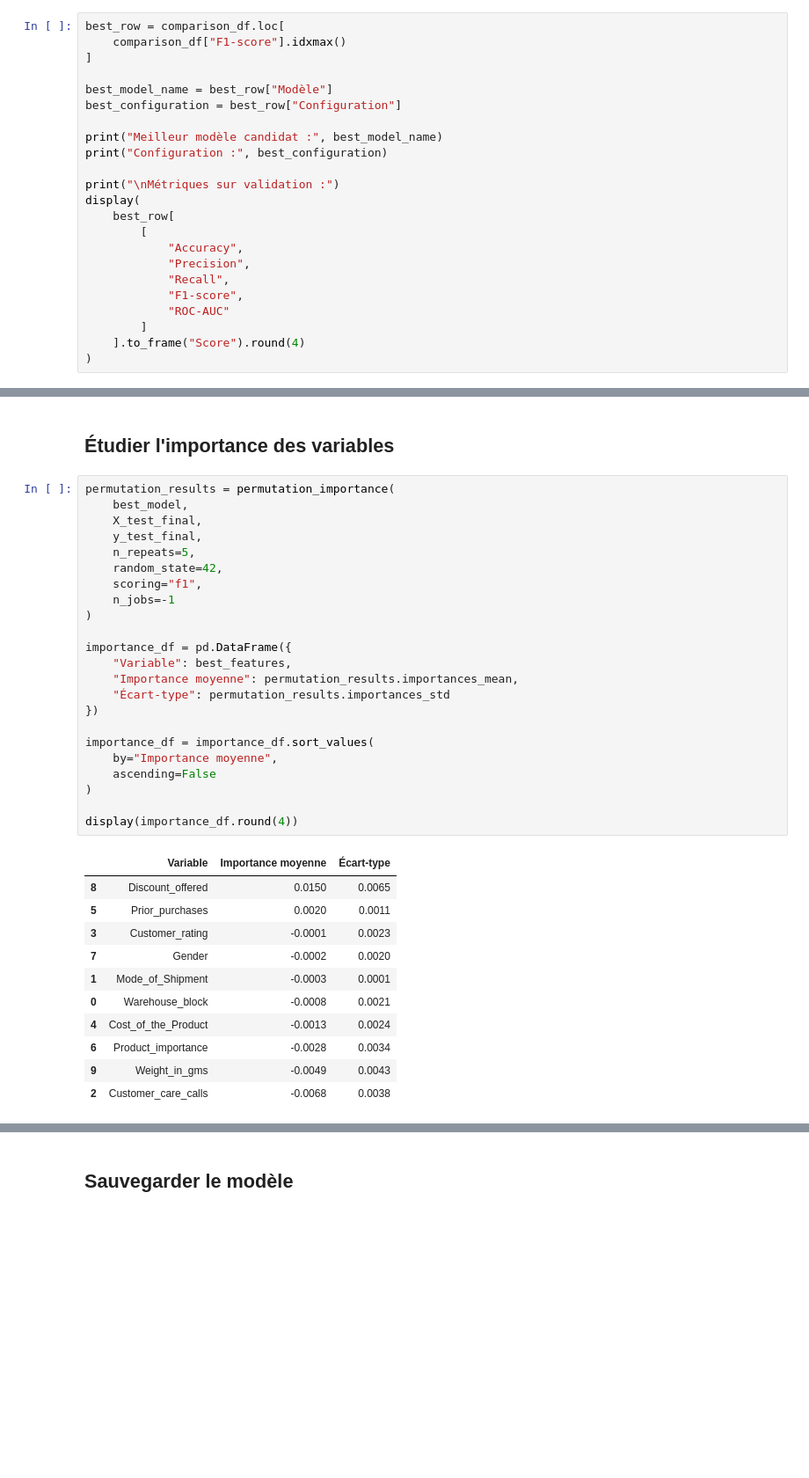
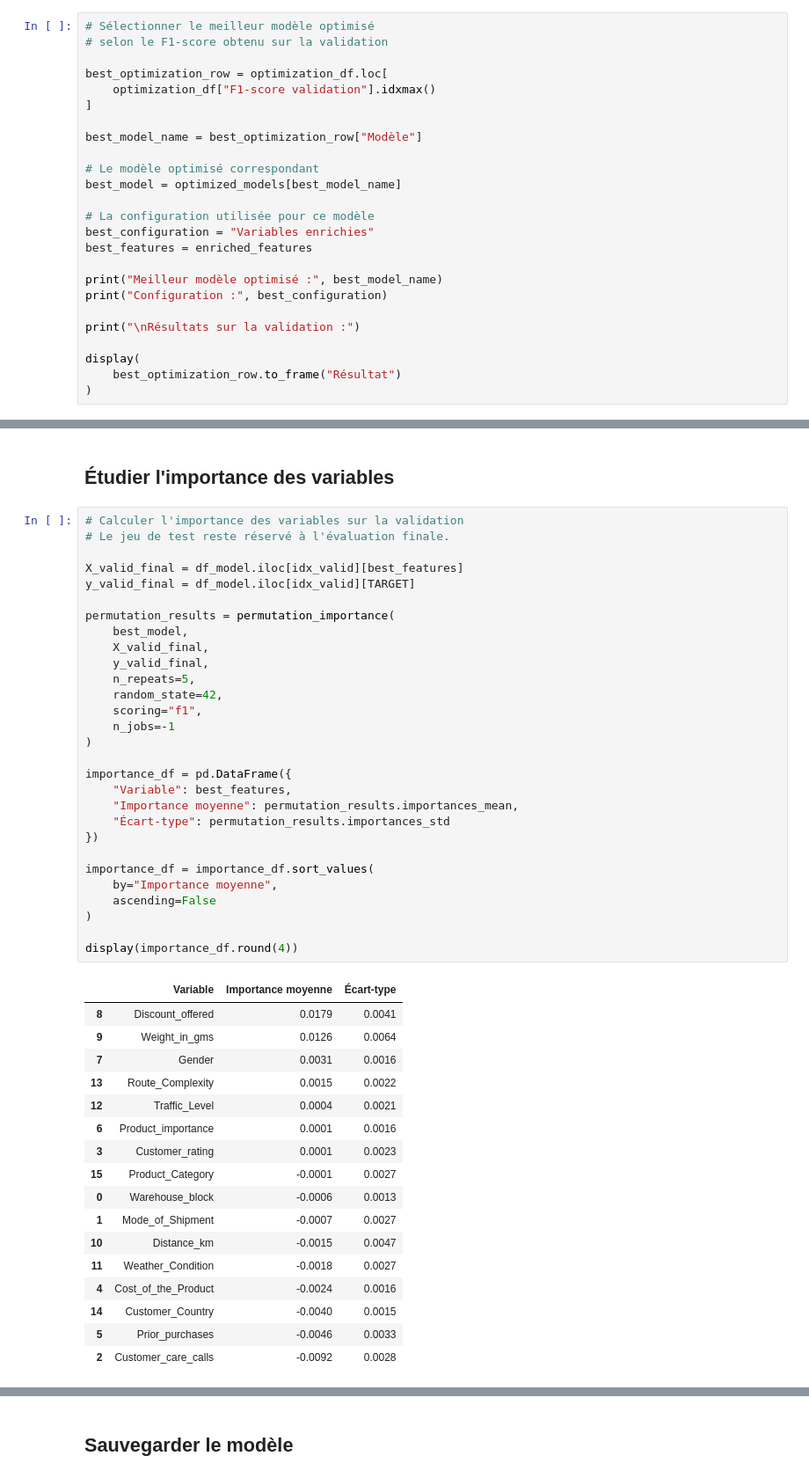
Before and after one commit to nadiagouroubera40-debug/Delais_de_Livraison, a Jupyter notebook: livraison.ipynb, the cells around one changed output, grey strips where cells are left out. Shown at 88% size. Cells and saved outputs as stored; diff of their text form; blank space fills up the shorter version.

```diff
--- a/livraison.ipynb
+++ b/livraison.ipynb
@@ -1459,26 +1626,28 @@ plt.show()
 # %% [markdown]
 # Sélectionner un modèle candidat
 # %%
-best_row = comparison_df.loc[
-    comparison_df["F1-score"].idxmax()
+# Sélectionner le meilleur modèle optimisé
+# selon le F1-score obtenu sur la validation
+
+best_optimization_row = optimization_df.loc[
+    optimization_df["F1-score validation"].idxmax()
 ]
 
-best_model_name = best_row["Modèle"]
-best_configuration = best_row["Configuration"]
+best_model_name = best_optimization_row["Modèle"]
 
-print("Meilleur modèle candidat :", best_model_name)
+# Le modèle optimisé correspondant
+best_model = optimized_models[best_model_name]
+
+# La configuration utilisée pour ce modèle
+best_configuration = "Variables enrichies"
+best_features = enriched_features
+
+print("Meilleur modèle optimisé :", best_model_name)
 print("Configuration :", best_configuration)
 
-print("\nMétriques sur validation :")
+print("\nRésultats sur la validation :")
+
 display(
-    best_row[
-        [
-            "Accuracy",
-            "Precision",
-            "Recall",
-            "F1-score",
-            "ROC-AUC"
-        ]
-    ].to_frame("Score").round(4)
+    best_optimization_row.to_frame("Résultat")
 )
 # %% [output]
@@ -1534,40 +1705,52 @@ display(
 # %% [markdown]
 ## Étudier l'importance des variables
 # %%
+# Calculer l'importance des variables sur la validation
+# Le jeu de test reste réservé à l'évaluation finale.
+
+X_valid_final = df_model.iloc[idx_valid][best_features]
+y_valid_final = df_model.iloc[idx_valid][TARGET]
+
 permutation_results = permutation_importance(
     best_model,
-    X_test_final,
-    y_test_final,
+    X_valid_final,
+    y_valid_final,
     n_repeats=5,
     random_state=42,
     scoring="f1",
     n_jobs=-1
 )
 
 importance_df = pd.DataFrame({
     "Variable": best_features,
     "Importance moyenne": permutation_results.importances_mean,
     "Écart-type": permutation_results.importances_std
 })
 
 importance_df = importance_df.sort_values(
     by="Importance moyenne",
     ascending=False
 )
 
 display(importance_df.round(4))
 # %% [output]
 |  | Variable | Importance moyenne | Écart-type |
-| 8 | Discount_offered | 0.0150 | 0.0065 |
-| 5 | Prior_purchases | 0.0020 | 0.0011 |
-| 3 | Customer_rating | -0.0001 | 0.0023 |
-| 7 | Gender | -0.0002 | 0.0020 |
-| 1 | Mode_of_Shipment | -0.0003 | 0.0001 |
-| 0 | Warehouse_block | -0.0008 | 0.0021 |
-| 4 | Cost_of_the_Product | -0.0013 | 0.0024 |
-| 6 | Product_importance | -0.0028 | 0.0034 |
-| 9 | Weight_in_gms | -0.0049 | 0.0043 |
-| 2 | Customer_care_calls | -0.0068 | 0.0038 |
+| 8 | Discount_offered | 0.0179 | 0.0041 |
+| 9 | Weight_in_gms | 0.0126 | 0.0064 |
+| 7 | Gender | 0.0031 | 0.0016 |
+| 13 | Route_Complexity | 0.0015 | 0.0022 |
+| 12 | Traffic_Level | 0.0004 | 0.0021 |
+| 6 | Product_importance | 0.0001 | 0.0016 |
+| 3 | Customer_rating | 0.0001 | 0.0023 |
+| 15 | Product_Category | -0.0001 | 0.0027 |
+| 0 | Warehouse_block | -0.0006 | 0.0013 |
+| 1 | Mode_of_Shipment | -0.0007 | 0.0027 |
+| 10 | Distance_km | -0.0015 | 0.0047 |
+| 11 | Weather_Condition | -0.0018 | 0.0027 |
+| 4 | Cost_of_the_Product | -0.0024 | 0.0016 |
+| 14 | Customer_Country | -0.0040 | 0.0015 |
+| 5 | Prior_purchases | -0.0046 | 0.0033 |
+| 2 | Customer_care_calls | -0.0092 | 0.0028 |
 # %%
 # Visualiser les 10 variables les plus importantes
 
```
Also changed, not shown: parts of 6 cells of this notebook, 1 other file.
